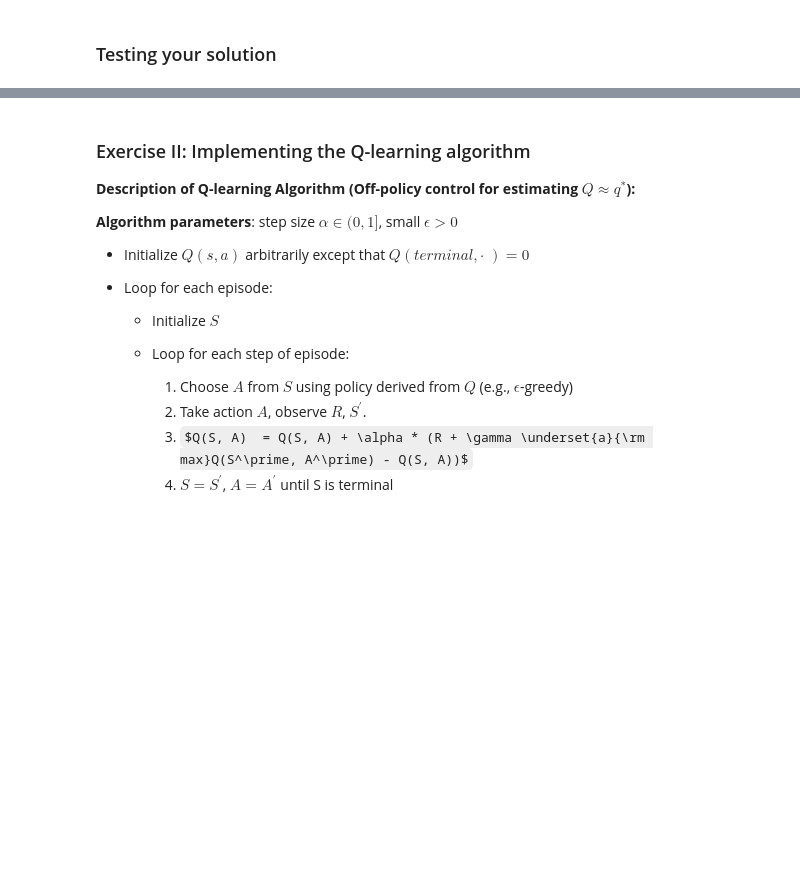
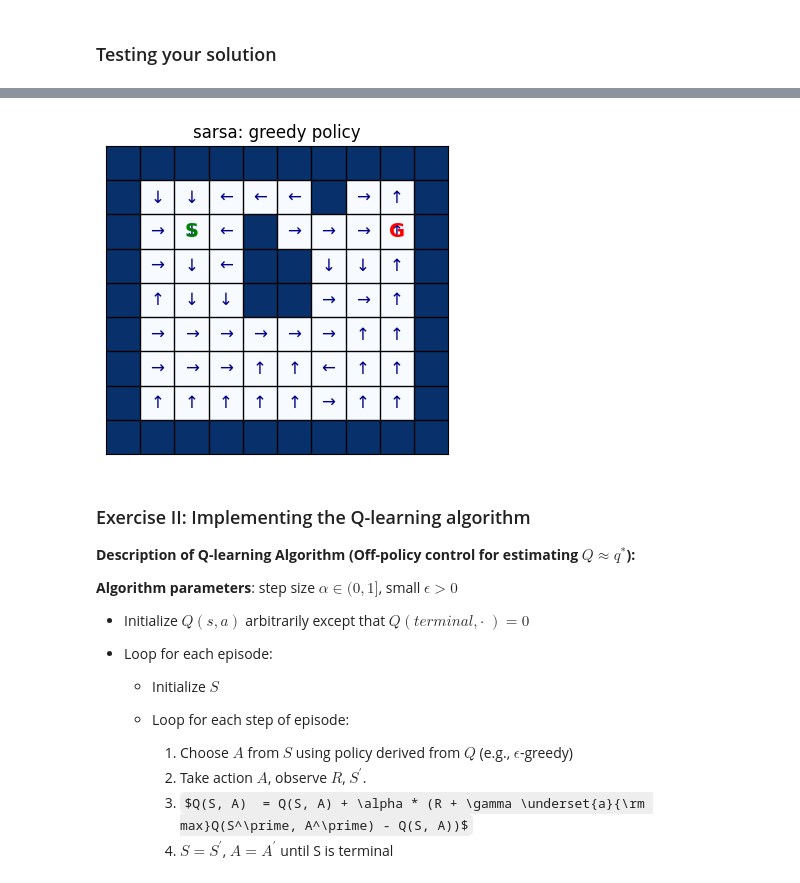
Before and after one commit to elsayedelmandoh/cisc-856-assignment-3, a Jupyter notebook: notebooks/01-assignment-3.ipynb, the cells around one changed output, grey strips where cells are left out. Drawn from its saved outputs; the diff is of its cells as text; code cells hidden in the pictures; some formulas as TeX source; blank space fills up the shorter version.

```diff
--- a/notebooks/01-assignment-3.ipynb
+++ b/notebooks/01-assignment-3.ipynb
@@ -293,3 +121,11 @@ visualise_policy(grid, agent)
+# %%
+visualise_policy(grid, sarsa_agent)
+plt.title('sarsa: greedy policy')
+plt.savefig(os.path.join(FIGURES_DIR, 'sarsa_policy.png'), dpi=150, bbox_inches='tight')
+plt.show()
+plt.close()
+# %% [output]
+[figure, added]
 # %% [markdown]
 ### Exercise II: Implementing the Q-learning algorithm
 
```
Also changed, not shown: parts of 42 cells of this notebook, 25 other files.
